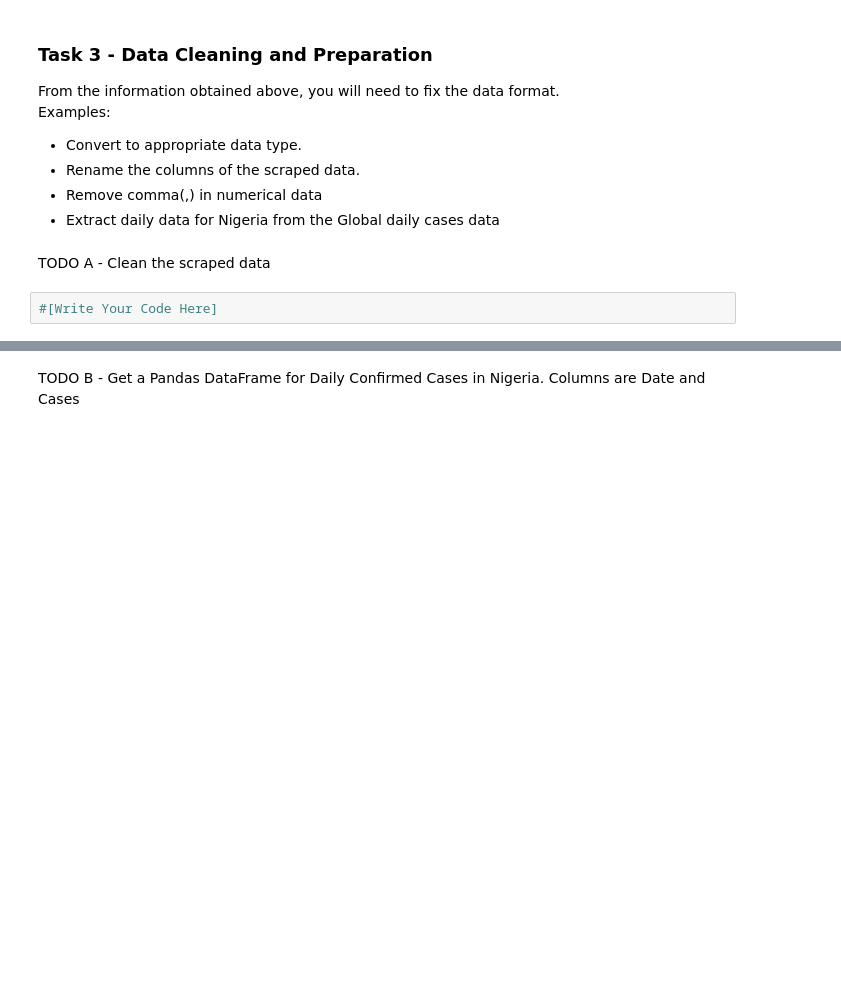
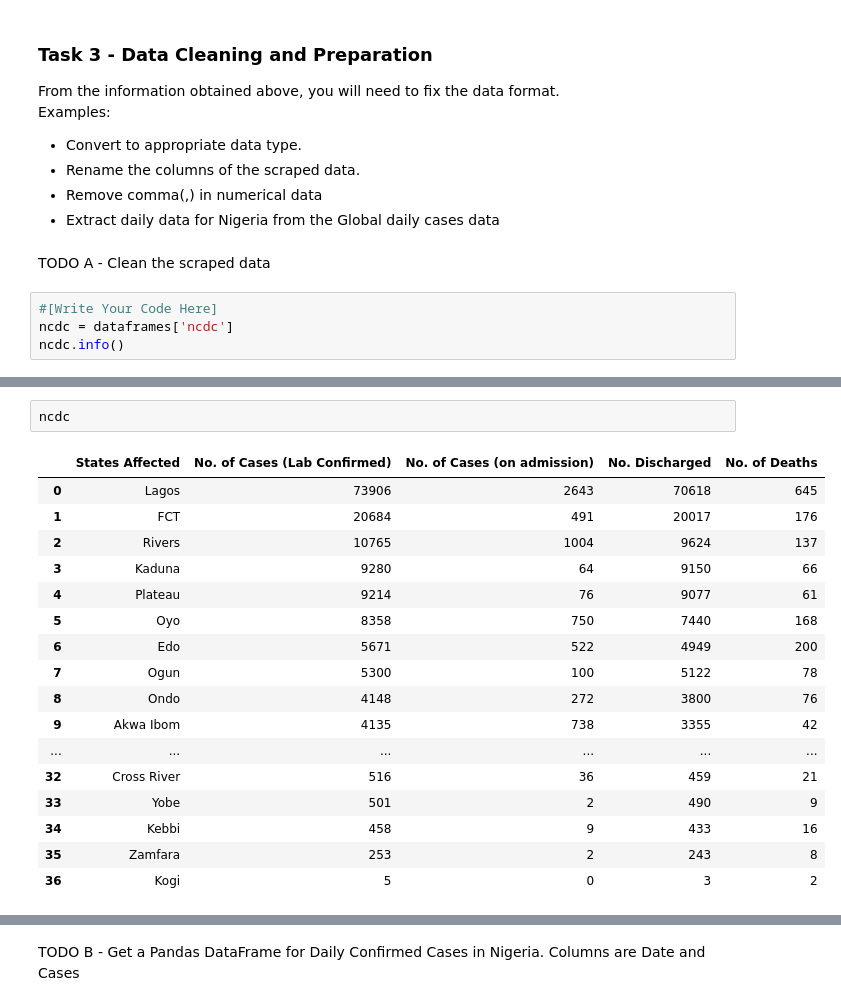
Before and after one commit to geoafrikana/Nigeria-COVID-19-Data-Analysis-Using-Python, a Jupyter notebook: covidproject.ipynb, the cells around one changed output, grey strips where cells are left out. Cells and saved outputs as stored; diff of their text form; blank space fills up the shorter version.

```diff
--- a/covidproject.ipynb
+++ b/covidproject.ipynb
@@ -201,3 +201,5 @@ Examples:
 TODO A - Clean the scraped data
 # %%
 #[Write Your Code Here]
+ncdc = dataframes['ncdc']
+ncdc.info()
@@ -203,0 +219,20 @@ TODO A - Clean the scraped data
+# %%
+ncdc
+# %% [output]
+|  | States Affected | No. of Cases (Lab Confirmed) | No. of Cases (on admission) | No. Discharged | No. of Deaths |
+| 0 | Lagos | 73906 | 2643 | 70618 | 645 |
+| 1 | FCT | 20684 | 491 | 20017 | 176 |
+| 2 | Rivers | 10765 | 1004 | 9624 | 137 |
+| 3 | Kaduna | 9280 | 64 | 9150 | 66 |
+| 4 | Plateau | 9214 | 76 | 9077 | 61 |
+| 5 | Oyo | 8358 | 750 | 7440 | 168 |
+| 6 | Edo | 5671 | 522 | 4949 | 200 |
+| 7 | Ogun | 5300 | 100 | 5122 | 78 |
+| 8 | Ondo | 4148 | 272 | 3800 | 76 |
+| 9 | Akwa Ibom | 4135 | 738 | 3355 | 42 |
+| ... | ... | ... | ... | ... | ... |
+| 32 | Cross River | 516 | 36 | 459 | 21 |
+| 33 | Yobe | 501 | 2 | 490 | 9 |
+| 34 | Kebbi | 458 | 9 | 433 | 16 |
+| 35 | Zamfara | 253 | 2 | 243 | 8 |
+| 36 | Kogi | 5 | 0 | 3 | 2 |
```
Also changed, not shown: parts of 18 cells of this notebook.
